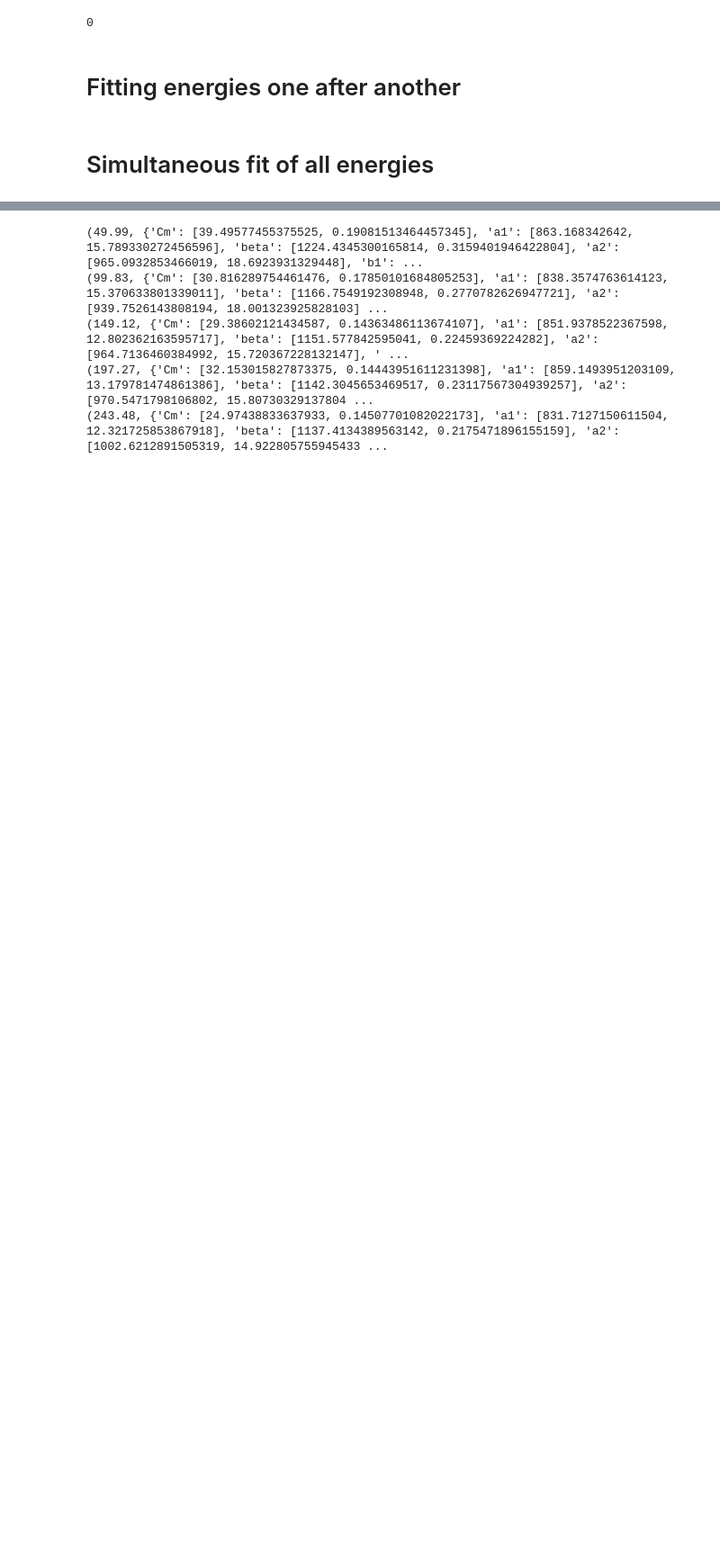
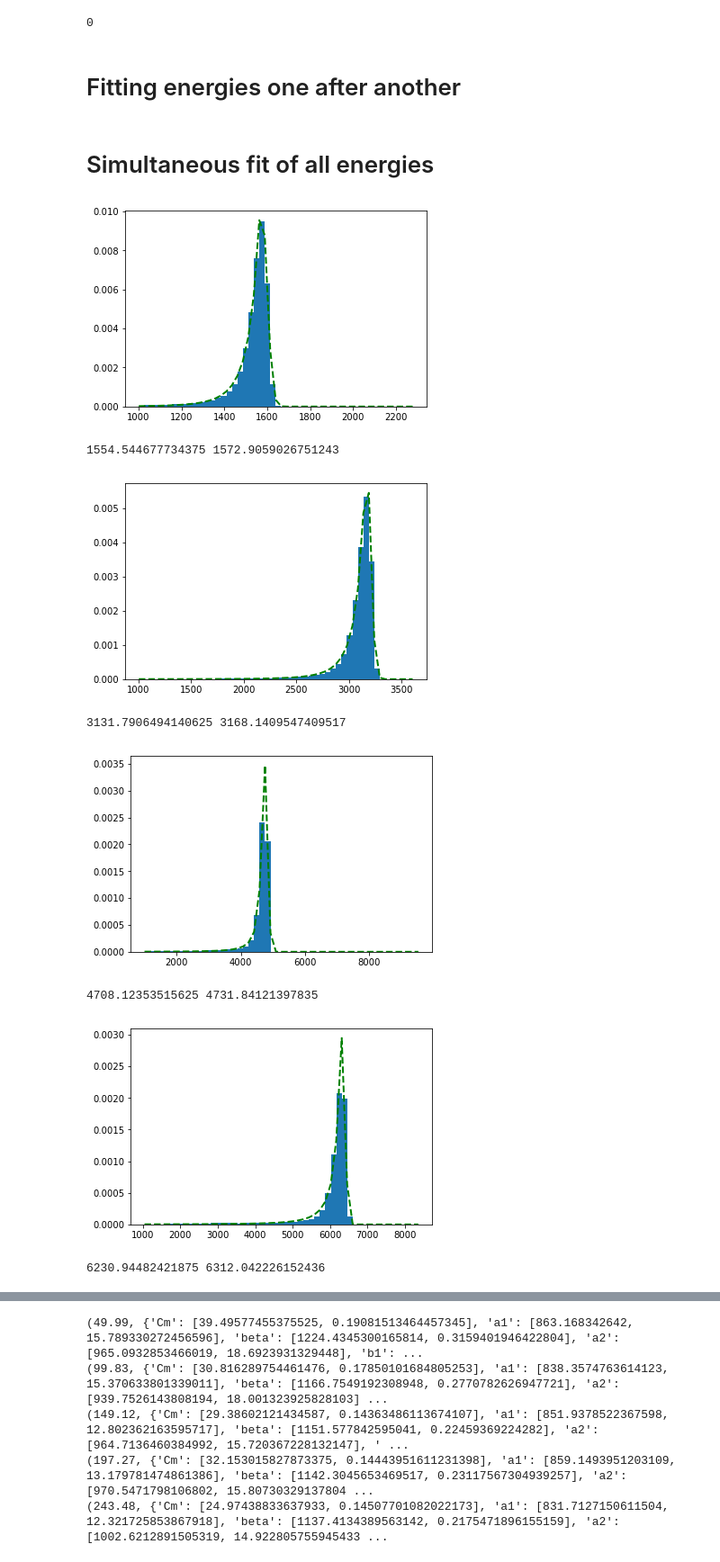
Before and after one commit to chernyavskaya/ECALtestBeam, a Jupyter notebook: EcalTimeResolution.ipynb, the cells around one changed output, grey strips where cells are left out. Shown at 90% size. Saved outputs shown, nothing was run; the diff lists cells and outputs as text; code cells hidden in the pictures; blank space fills up the shorter version.

```diff
--- a/EcalTimeResolution.ipynb
+++ b/EcalTimeResolution.ipynb
@@ -241,16 +241,32 @@ res['n_cb2'] = [time_minimizer.m_n_cb2_,time_minimizer.m_n_cb2_e_]
 # %%
 from scipy import stats
 #print results_params
 cm_res = array('d')
 energies_float = array('d')
 cm_e_res = array('d')
 energies_float_e = array('d')
 
 beam_scan_resolution = 0.005
 
 for num in range(0,len(res['Cm'][0])):
     energy = energies[num]
     cm_res.append(res['Cm'][0][num])
     cm_e_res.append(res['Cm'][1][num])
-    energies_float.append(dict_df_energy[energy]['fit_ampl_C3'].median()/dict_df_energy[energy]['noise_C3'].mean())
+    #energies_float.append(dict_df_energy[energy]['fit_ampl_C3'].median()/dict_df_energy[energy]['noise_C3'].mean())
+    beta, cb_m, loc, scale = crystalball.fit(dict_df_energy[energy]['fit_ampl_C3'],loc=dict_df_energy[energy]['fit_ampl_C3'].median(),scale=dict_df_energy[energy]['fit_ampl_C3'].std())
+    n,bins,_ = plt.hist(dict_df_energy[energy]['fit_ampl_C3'],bins=50,normed=1)
+    y = crystalball.pdf( bins, beta, cb_m, loc, scale)
+    l = plt.plot(bins, y, 'g--', linewidth=2)
+    plt.show()
+    energies_float.append(loc/(dict_df_energy[energy].loc[dict_df_energy[energy]['noise_C3']<10.,'noise_C3'].mean()))
+    print dict_df_energy[energy]['fit_ampl_C3'].median(), loc
     energies_float_e.append(1.)
+# %% [output]
+[figure, added]
+1554.544677734375 1572.9059026751243
+[figure, added]
+3131.7906494140625 3168.1409547409517
+[figure, added]
+4708.12353515625 4731.84121397835
+[figure, added]
+6230.94482421875 6312.042226152436
```
Also changed, not shown: parts of 8 cells of this notebook, 1 other file.
